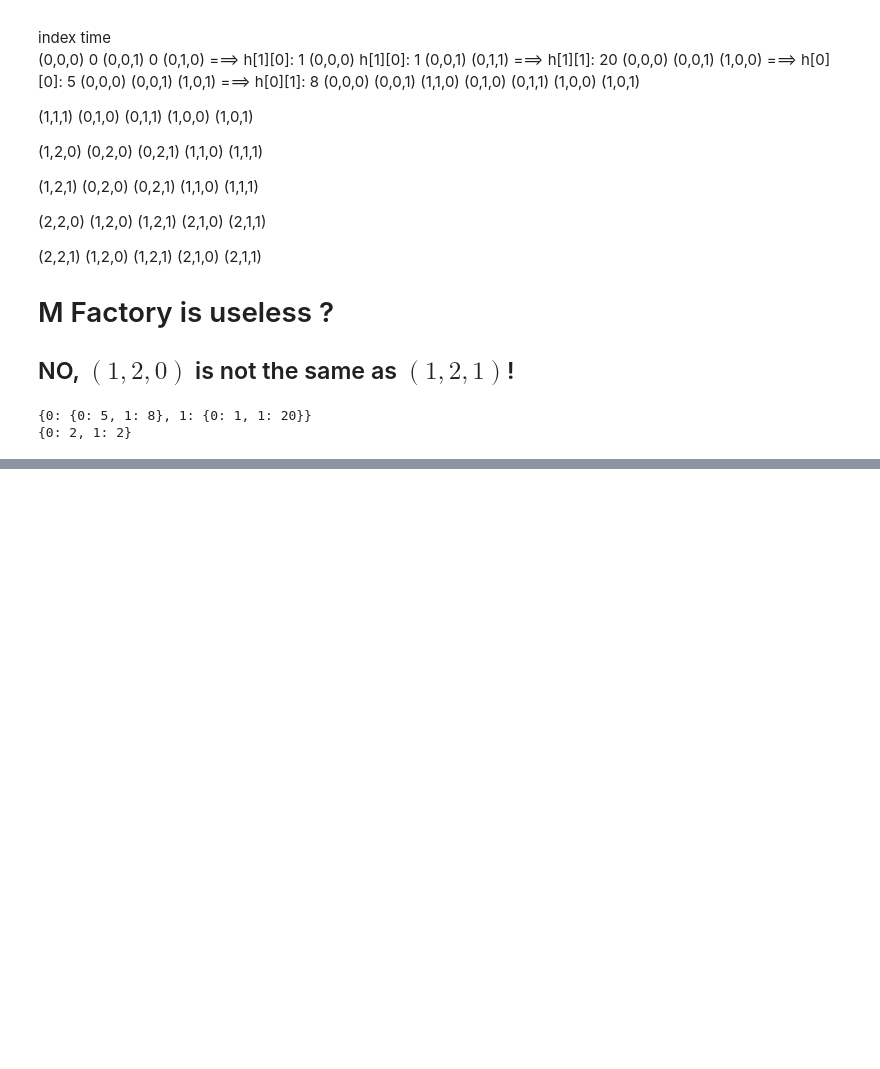
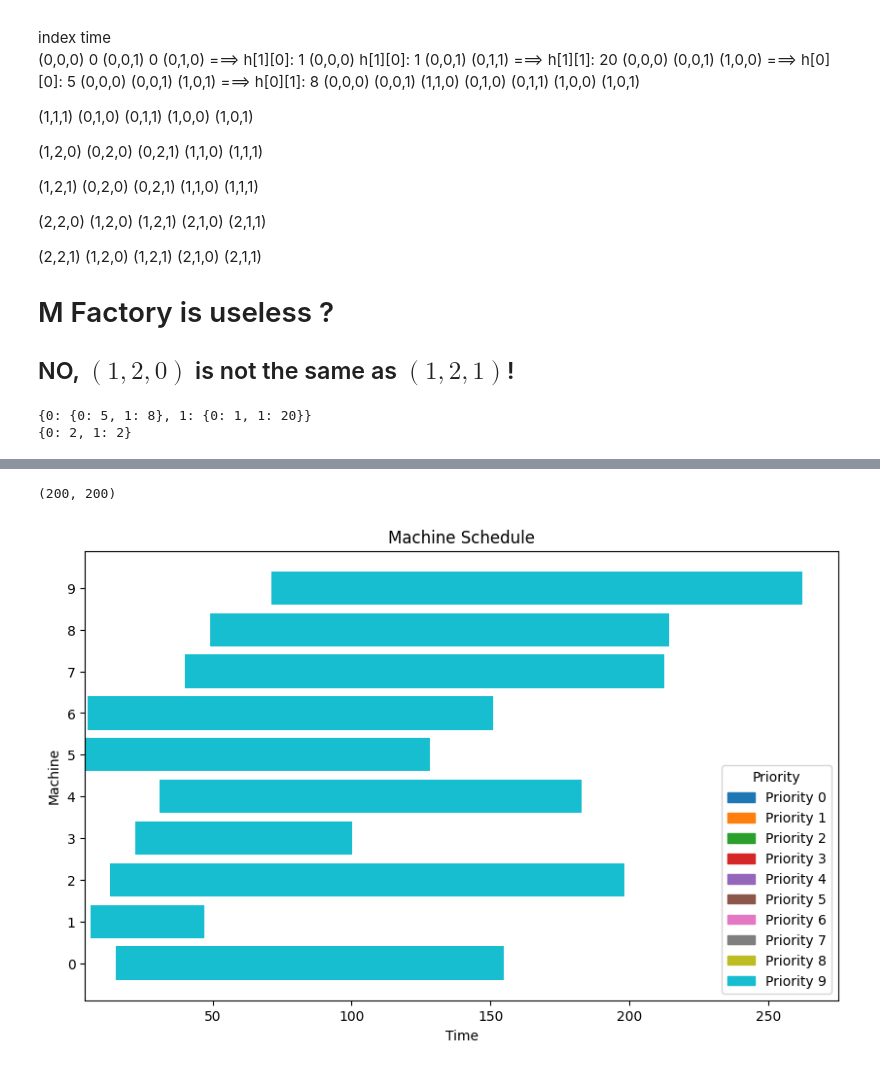
Before and after one commit to RPIFisherman/APS-MES, a Jupyter notebook: APS-demo.ipynb, the cells around one changed output, grey strips where cells are left out. Cells and saved outputs as stored; diff of their text form; code cells hidden in the pictures; blank space fills up the shorter version.

```diff
--- a/APS-demo.ipynb
+++ b/APS-demo.ipynb
@@ -1111,0 +1439,61 @@ for indices in np.ndindex(*dp_shape[:-1]):  # O(Q1*Q2*...*Qn)
+# %%
+# read the schedule.csv
+import numpy as np
+import pandas as pd
+schedule = pd.read_csv("schedule.csv")
+# convert nan into -1
+schedule = schedule.fillna(-1)
+# convert the schedule to a numpy matrix
+# schedule = schedule.to_numpy()
+# print(schedule.shape)
+# fist column is the Machine id
+# second column is the Machine production speed(products per hour)
+# the rest of the columns are products(id, quantity, priority, due date, earlest start date)
+
+# read the jump_matrix.csv
+jump_matrix = np.genfromtxt("jump_matrix.csv", delimiter=",")
+print(jump_matrix.shape)
+
+
+# create a Gantt chart
+import matplotlib.pyplot as plt
+
+# Create a figure and axis
+fig, ax = plt.subplots(figsize=(10, 6))
+
+# Set the title and labels
+ax.set_title("Machine Schedule")
+ax.set_xlabel("Time")
+ax.set_ylabel("Machine")
+
+# # Set the y-ticks
+ax.set_yticks(range(len(schedule["Machine ID"])))
+ax.set_yticklabels(schedule["Machine ID"])
+
+# # Define colors for each priority level
+max_priority = schedule["Priority"].max()
+colors = plt.cm.tab10(np.linspace(0, 1, max_priority + 1))
+
+# Plot the Gantt chart
+for i, row in schedule.iterrows():
+    # Get the color based on the priority
+    color = colors[int(row["Priority"])]
+    # Plot the bar
+    ax.barh(
+        y=row["Machine ID"],
+        width=row["Quantity"]/row["Machine Product Per Hour"],
+        left=row["Earliest Start Date"],
+        color=color,
+        label=f"Order {int(row['Order ID'])}",
+    )
+
+# Display the legend
+handles = [plt.Rectangle((0, 0), 1, 1, color=colors[i]) for i in range(max_priority + 1)]
+labels = [f"Priority {i}" for i in range(max_priority + 1)]
+ax.legend(handles, labels, title="Priority")
+
+# Show the plot
+plt.show()
+# %% [output]
+(200, 200)
+[figure, added]
```
Also changed, not shown: parts of 9 cells of this notebook, 5 other files.
